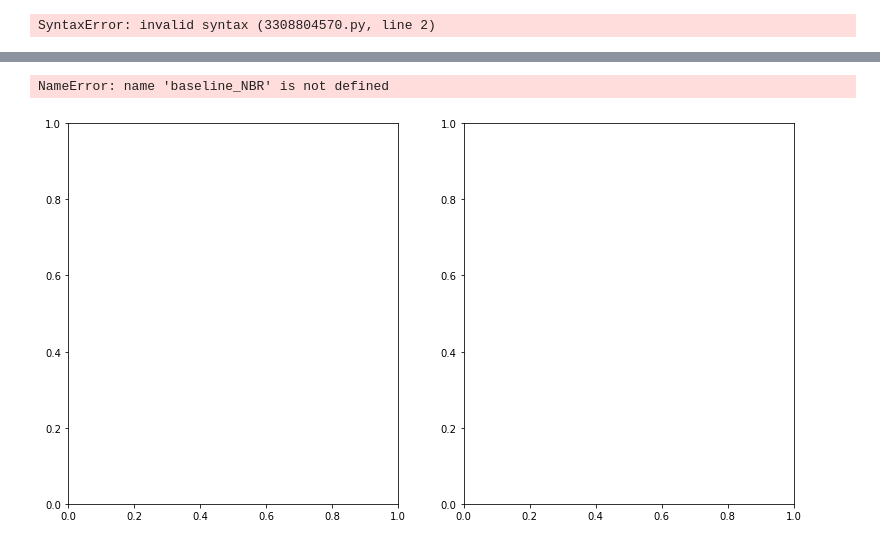
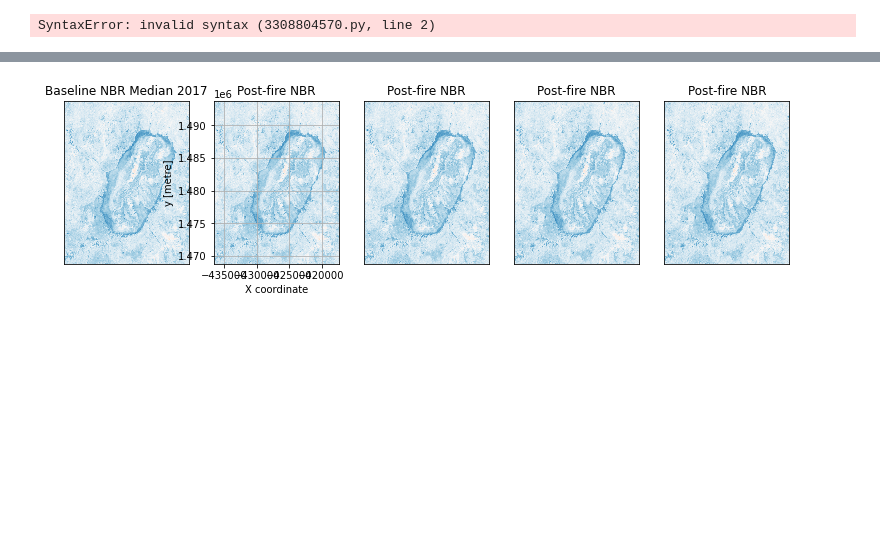
Before and after one commit to ma9dalen8/WASCAL_BurntArea, a Jupyter notebook: nbr5years.ipynb, the cells around one changed output, grey strips where cells are left out. Drawn from its saved outputs; the diff is of its cells as text; code cells hidden in the pictures; blank space fills up the shorter version.

```diff
--- a/nbr5years.ipynb
+++ b/nbr5years.ipynb
@@ -39,10 +60,10 @@ measurements = ['blue', 'green', 'red',
 #collection_category='T1'
 min_gooddata = 0.6
 
-#time = '2017-10-01', '2021-05-01'
+time = '2017-10-01', '2021-05-01'
+# Choose the Landsat 8 products to load
+products = ["ls8_sr"]
 # %%
-# Choose the Landsat 8 products to load
-products = ["ls8_sr"]
 
 # Create a reusable query
 query = {
@@ -51,23 +72,17 @@ query = {
     "resolution": resolution,
     "measurements": measurements,
     "output_crs" : "EPSG:6933",
-    #"time":time
+    "products": products,
+    "min_gooddata": min_gooddata,
+    "time":time
 }
 # %%
 # Load all data in basline period avalible from ARD data
 baseline_ard = load_ard(dc=dc,
-                        products=products,
-                        min_gooddata=min_gooddata,
                         group_by='solar_day',
                         #time = '2017-12-01', '2018-04-01',
                         #collection_category=collection_category,
                         **query)
-
-# Calculate NBR for the baseline images
-baseline_ard = calculate_indices(baseline_ard,
-                                 index='NBR',
-                                 collection='c2',
-                                 drop=False)
 # %% [output]
 Using pixel quality parameters for USGS Collection 2
 Finding datasets
@@ -127,31 +270,46 @@ plt.show()
 # %%
-# Visualise baseline image as true colour image
-"""f, (ax1) = plt.subplots(nrows=1, ncols=1, figsize=(13, 7))
-rgb(baseline_image,
-    bands=['red', 'green', 'blue'],
-    ax=ax1)
-ax1.set_title('Baseline RGB')
+# Set up subplots
+f,(ax1, ax2, ax3, ax4, ax5) = plt.subplots(nrows=1, ncols=5, figsize=(13, 3))
+
+# Visualise post-fire image as true colour image
+baseline_2017_NBR.plot(cmap='RdBu', vmin=-1, vmax=1, ax=ax1, add_colorbar= False)
+ax1.set_title('Baseline NBR Median 2017')
+ax1.yaxis.set_visible(False)
+ax1.xaxis.set_visible(False)
 ax1.set_xlabel('X coordinate')
-ax1.set_ylabel('Y coordinate')
-plt.show()"""
 
-# Set up subplots
-f, (ax2, ax3) = plt.subplots(nrows=1, ncols=2, figsize=(13, 7))
+# Visualise post-fire image as NBR image
+baseline_2017_NBR.plot(cmap='RdBu', vmin=-1, vmax=1, ax=ax2, add_colorbar= False)
+ax2.set_title('Post-fire NBR')
+ax2.yaxis.set_visible(True)
+ax2.xaxis.set_visible(True)
+ax2.set_xlabel('X coordinate')
+ax2.grid()
+
+# Visualise post-fire image as NBR image
+baseline_2017_NBR.plot(cmap='RdBu', vmin=-1, vmax=1, ax=ax3, add_colorbar= False)
+ax3.set_title('Post-fire NBR')
+ax3.yaxis.set_visible(False)
+ax3.xaxis.set_visible(False)
+ax3.set_xlabel('X coordinate')
+
+# Visualise post-fire image as NBR image
+baseline_2017_NBR.plot(cmap='RdBu', vmin=-1, vmax=1, ax=ax4, add_colorbar= False)
+ax4.set_title('Post-fire NBR')
+ax4.yaxis.set_visible(False)
+ax4.xaxis.set_visible(False)
+ax4.set_xlabel('X coordinate')
+
+# Visualise post-fire image as NBR image
+baseline_2017_NBR.plot(cmap='RdBu', vmin=-1, vmax=1, ax=ax5, add_colorbar= False)
+ax5.set_title('Post-fire NBR')
+ax5.yaxis.set_visible(False)
+ax5.xaxis.set_visible(False)
+ax5.set_xlabel('X coordinate')
 
 
-# Visualise baseline image as NBR image
-baseline_NBR.plot(cmap='RdBu', vmin=-1, vmax=1, ax=ax2)
-ax2.set_title('Baseline NBR Median')
-ax2.yaxis.set_visible(False)
-ax2.set_xlabel('X coordinate')
 
-# Visualise baseline minimum image as NBR image
-baseline_NBR_min.plot(cmap='RdBu', vmin=-1, vmax=1, ax=ax3)
-ax3.set_title('Baseline NBR Minimum')
-ax3.yaxis.set_visible(False)
-ax3.set_xlabel('X coordinate')
 
 plt.show()
 # %% [output]
-NameError: name 'baseline_NBR' is not defined
-[figure, old version]
+[figure, new version]
```
Also changed, not shown: parts of 12 cells of this notebook.
